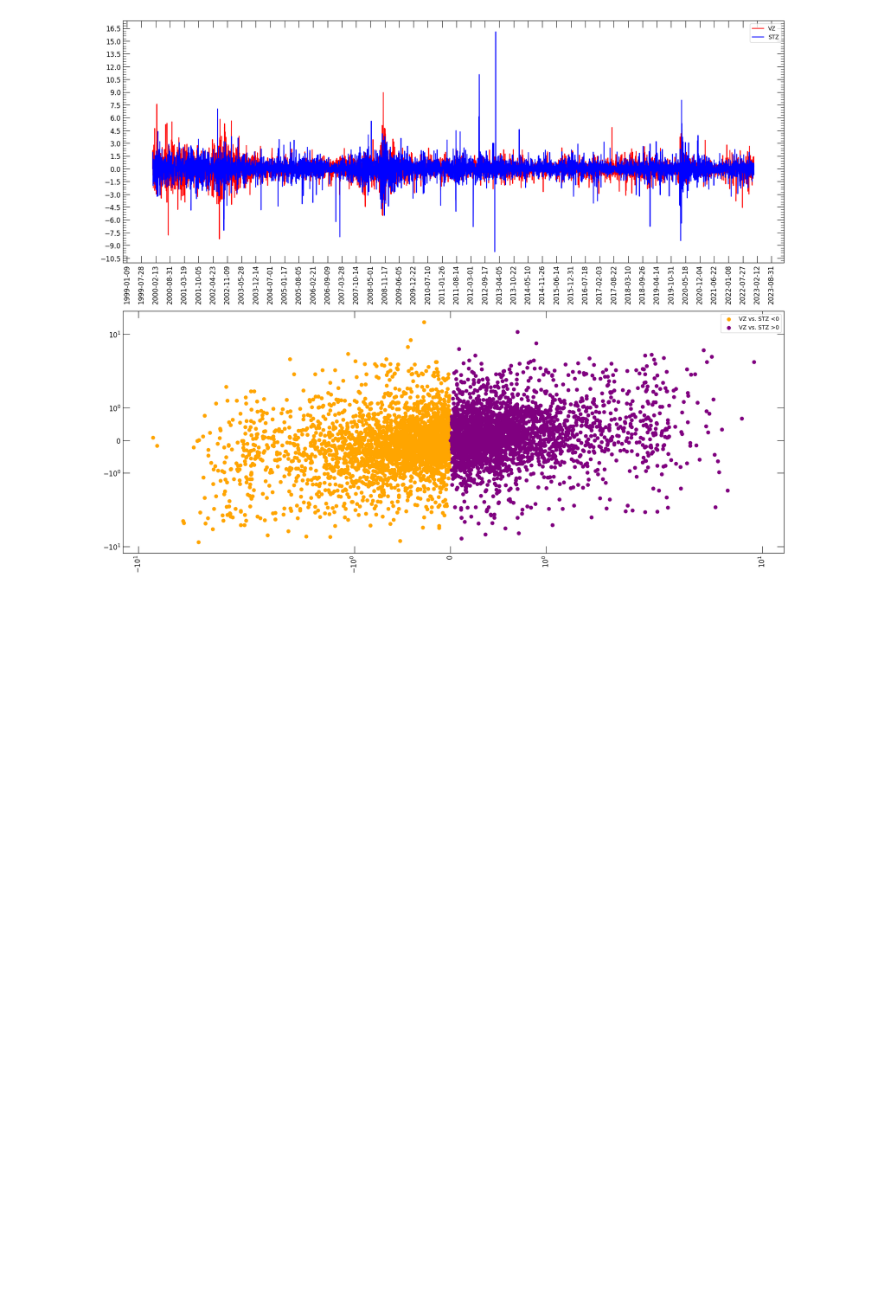
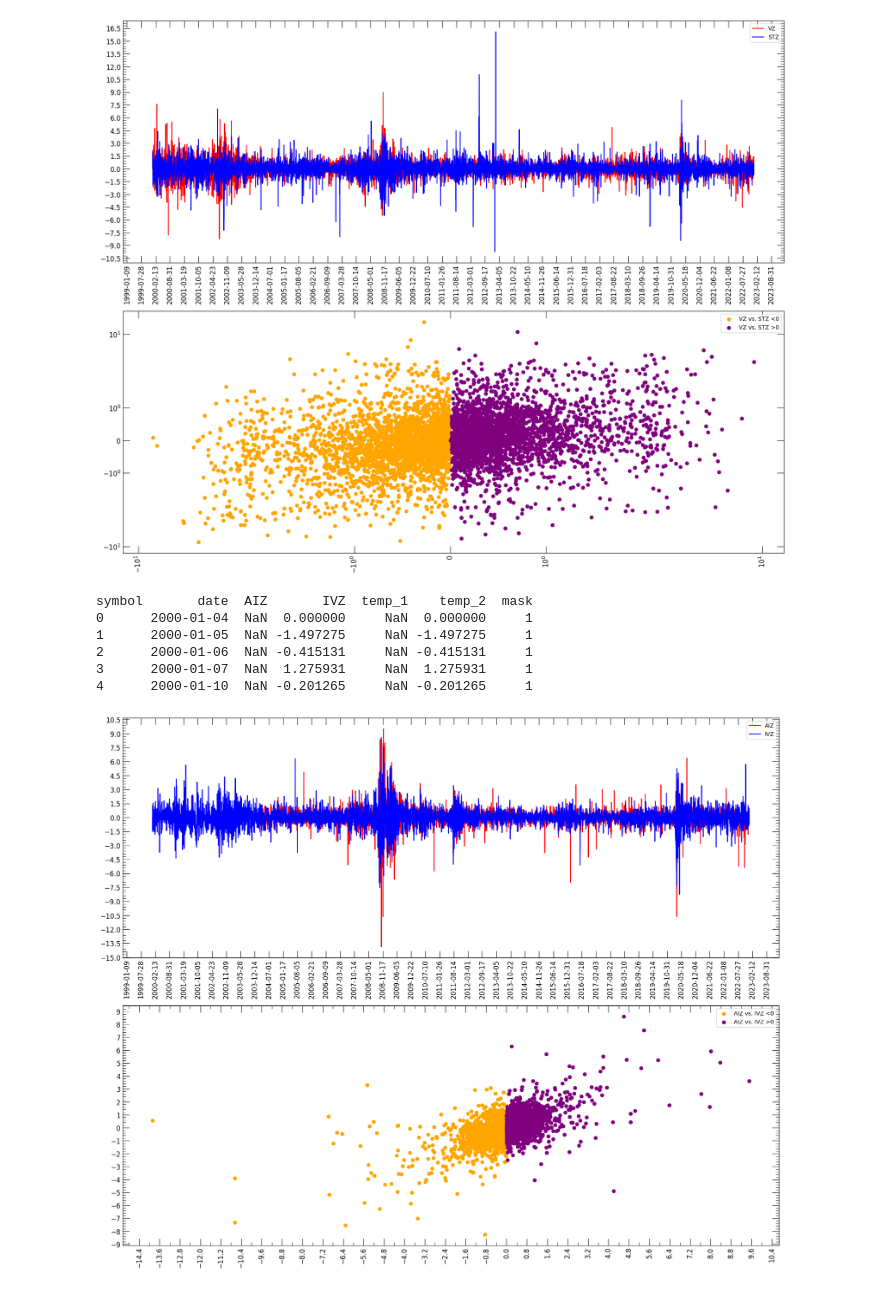
Before and after one commit to fsabrilb/Market_Efficiency, a Jupyter notebook: scripts/estimate_covariance_matrix_entropy.ipynb, the cells around one changed output. Cells and saved outputs as stored; diff of their text form; code cells hidden in the pictures; blank space fills up the shorter version.

```diff
--- a/scripts/estimate_covariance_matrix_entropy.ipynb
+++ b/scripts/estimate_covariance_matrix_entropy.ipynb
@@ -393,3 +250,69 @@ symbol       date       STZ        VZ    temp_1    temp_2  mask
 3      2000-01-07  1.429249 -0.482400 -0.482400  1.429249     0
 4      2000-01-10 -1.990951 -0.345866 -0.345866 -1.990951     0
 [figure]
+# %%
+import matplotlib.pyplot as plt # type: ignore
+import matplotlib.ticker as mtick # type: ignore
+
+from scipy.optimize import curve_fit # type: ignore
+
+def symlog(x):
+    if x >= 0:
+        return np.log(x)
+    else:
+        return -np.log(-x)
+
+s1 = "AIZ"
+s2 = "IVZ"
+
+fig,ax = plt.subplots(2,1)
+fig.set_size_inches(w = 21, h = 17)
+
+df_1 = df_stock_index[df_stock_index["symbol"] == s1]
+df_2 = df_stock_index[df_stock_index["symbol"] == s2]
+df_3 = (
+    df_stock_index[df_stock_index["symbol"].isin([s1, s2])]
+        .pivot(index = "date", columns = "symbol", values = "normalized_log_return")
+        .reset_index()
+)
+df_3["temp_1"] = df_3[s1]#.apply(lambda x: symlog(x))
+df_3["temp_2"] = df_3[s2]#.apply(lambda x: symlog(x))
+df_3["mask"] = 1
+df_3["mask"] = df_3["mask"].mask(cond = df_3[s1] < 0, other = 0)
+#df_3 = df_3[((df_3[s1] <= df_3[s1].quantile(0.95)) & (df_3[s2] <= df_3[s2].quantile(0.95)) & (df_3[s1] >= df_3[s1].quantile(0.05)) & (df_3[s2] >= df_3[s2].quantile(0.05)))]
+print(df_3.head())
+
+ax[0].plot(df_1["date"], df_1["normalized_log_return"], color = "red", label = s1)
+ax[0].plot(df_2["date"], df_2["normalized_log_return"], color = "blue", label = s2)
+ax[1].scatter(df_3[df_3["mask"] == 0]["temp_1"], df_3[df_3["mask"] == 0]["temp_2"], color = "orange", label = "{} vs. {} <0".format(s1, s2))
+ax[1].scatter(df_3[df_3["mask"] == 1]["temp_1"], df_3[df_3["mask"] == 1]["temp_2"], color = "purple", label = "{} vs. {} >0".format(s1, s2))
+#ax[1].scatter(df_3[s1], df_3[s2], color = "orange", label = "{} vs. {}".format(s1, s2))
+
+ax[0].tick_params(which = "major", direction = "in", top = True, right = True, labelsize = 12, length = 12)
+ax[0].tick_params(which = "minor", direction = "in", top = True, right = True, labelsize = 12, length = 6)
+ax[0].xaxis.set_major_locator(mtick.MaxNLocator(60))
+ax[0].yaxis.set_major_locator(mtick.MaxNLocator(20))
+ax[0].yaxis.set_minor_locator(mtick.MaxNLocator(5 * 20))
+ax[0].tick_params(axis = "x", labelrotation = 90)
+ax[0].legend()
+
+ax[1].tick_params(which = "major", direction = "in", top = True, right = True, labelsize = 12, length = 12)
+ax[1].tick_params(which = "minor", direction = "in", top = True, right = True, labelsize = 12, length = 6)
+ax[1].xaxis.set_major_locator(mtick.MaxNLocator(40))
+ax[1].xaxis.set_minor_locator(mtick.MaxNLocator(4 * 20))
+ax[1].yaxis.set_major_locator(mtick.MaxNLocator(20))
+ax[1].yaxis.set_minor_locator(mtick.MaxNLocator(5 * 20))
+ax[1].tick_params(axis = "x", labelrotation = 90)
+ax[1].legend()
+#ax[1].set_xscale(value = "symlog")
+#ax[1].set_yscale(value = "symlog")
+
+plt.show()
+# %% [output]
+symbol       date  AIZ       IVZ  temp_1    temp_2  mask
+0      2000-01-04  NaN  0.000000     NaN  0.000000     1
+1      2000-01-05  NaN -1.497275     NaN -1.497275     1
+2      2000-01-06  NaN -0.415131     NaN -0.415131     1
+3      2000-01-07  NaN  1.275931     NaN  1.275931     1
+4      2000-01-10  NaN -0.201265     NaN -0.201265     1
+[figure, added]
```
Also changed, not shown: parts of 19 cells of this notebook, 6 other files.
